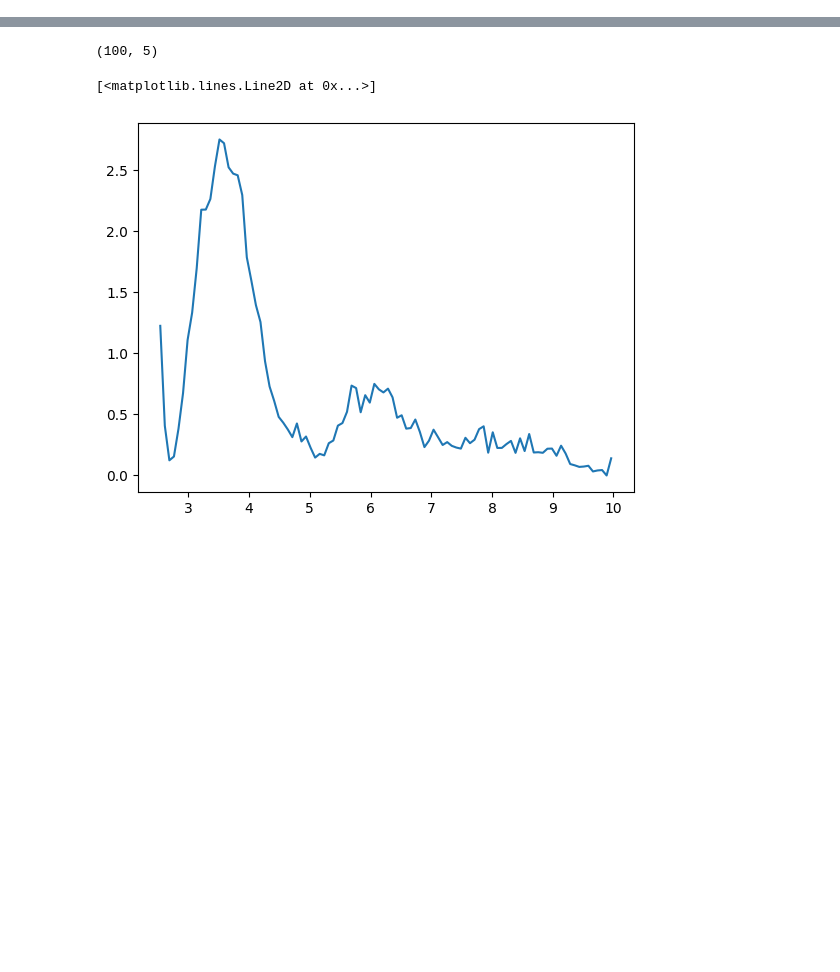
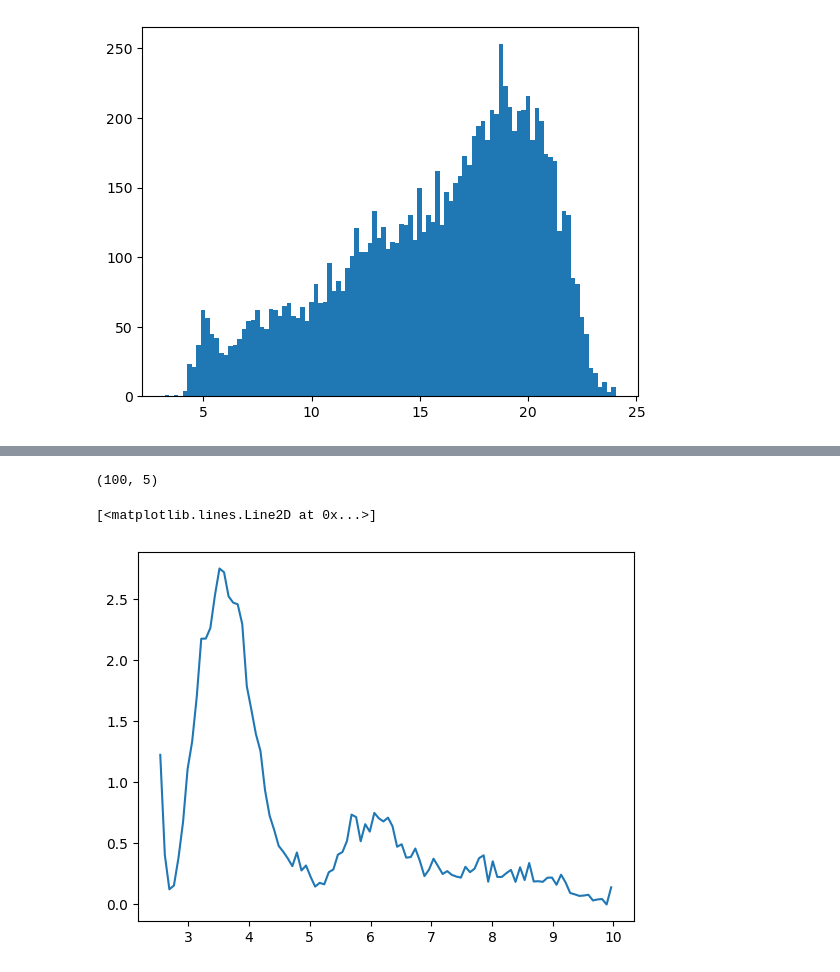
Before and after one commit to CharlieLaughton/CBA23_Tutorials, a Jupyter notebook: umbrella_sampling/Na-Cl distance plot.ipynb, the cells around one changed output, grey strips where cells are left out. Drawn from its saved outputs; the diff is of its cells as text; code cells hidden in the pictures; blank space fills up the shorter version.

```diff
--- a/umbrella_sampling/Na-Cl distance plot.ipynb
+++ b/umbrella_sampling/Na-Cl distance plot.ipynb
@@ -72,0 +72,4 @@ plt.plot(centres, -np.log(bins/vols))
+# %%
+out = plt.hist(distances, bins=100)
+# %% [output]
+[figure, added]
```
Also changed, not shown: parts of 9 cells of this notebook.
